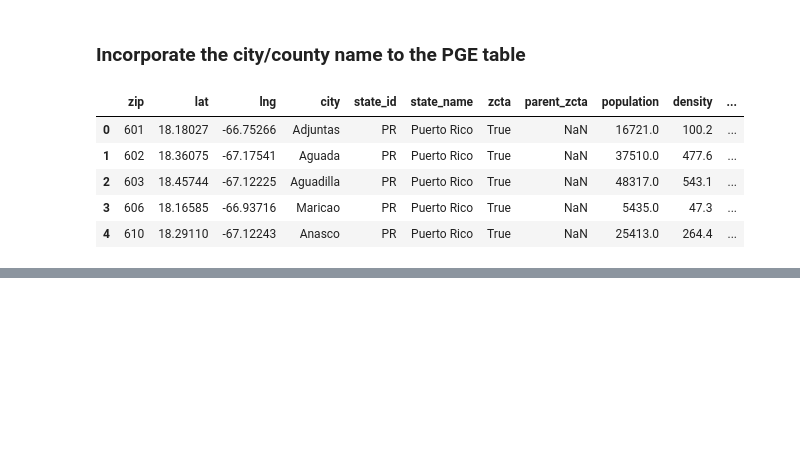
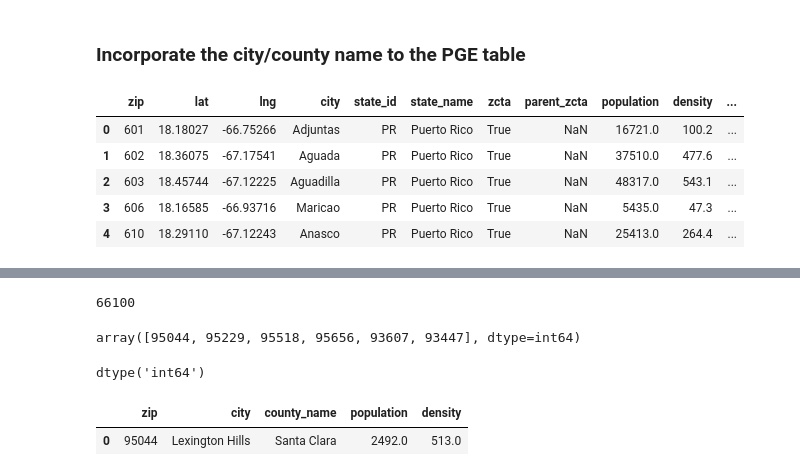
Before and after one commit to kaia-hu/Energy_Load_Forcasting, a Jupyter notebook: PGE_data_cleaning.ipynb, the cells around one changed output, grey strips where cells are left out. Cells and saved outputs as stored; diff of their text form; code cells hidden in the pictures; blank space fills up the shorter version.

```diff
--- a/PGE_data_cleaning.ipynb
+++ b/PGE_data_cleaning.ipynb
@@ -329,0 +371,29 @@ us_zip.head()
+# %%
+len(pge_merge_zip1)
+# %% [output]
+66100
+# %%
+# Look for the missing city and zip code
+pge_merge_zip1[pge_merge_zip1['city'].isna()].ZIPCODE.unique()
+# %% [output]
+array([95044, 95229, 95518, 95656, 93607, 93447], dtype=int64)
+# %%
+missing_zip = {'zip': [95044, 95229, 95518, 95656, 93607, 93447],
+               'city': ['Lexington Hills', 'Vallecito', 'Arcata', 'Mount Aukum', 'Burrel', 'Paso Robles'],
+               'county_name': ['Santa Clara', 'Calaveras', 'Humboldt', 'El Dorado', 'Fresno', 'San Luis Obispo'],
+               'population': [2492, 535, 19012, 4, 27871, 31490],
+               'density': [513, 49.8, 2001.6, 0, 82, 1602.5]}
+df_missing_data = pd.DataFrame(missing_zip)
+df_missing_data['zip'].dtype
+#a = pd.merge(pge_filter, df_missing_data, on = ['zip', 'city', 'county_name', 'population', 'density'], how = 'left')
+#a.isnull().sum()
+# %% [output]
+dtype('int64')
+# %%
+# Merge missing data to the zip code file
+full_zip = [us_zip[['zip', 'city', 'county_name', 'population', 'density']], df_missing_data]
+full_zip = pd.concat(full_zip)
+full_zip[full_zip['zip']== 95044]
+# %% [output]
+|  | zip | city | county_name | population | density |
+| 0 | 95044 | Lexington Hills | Santa Clara | 2492.0 | 513.0 |
```
Also changed, not shown: parts of 5 cells of this notebook.
